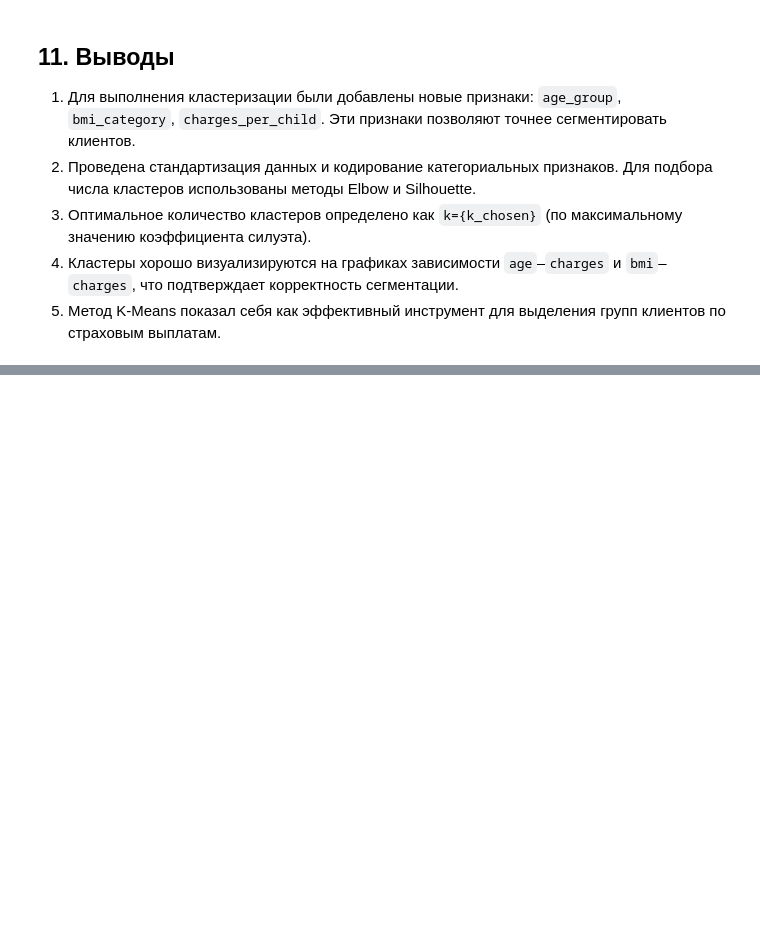
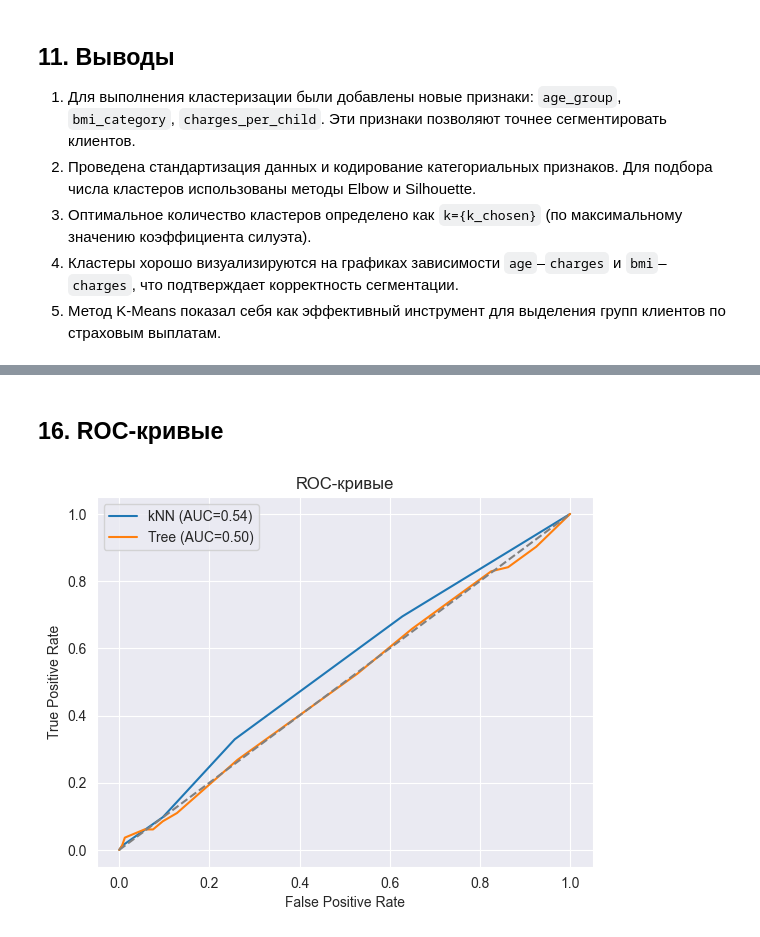
Before and after one commit to norr1k/University, a Jupyter notebook: MachLearn/3, 3376, Константинов Родион.ipynb, the cells around one changed output, grey strips where cells are left out. Drawn from its saved outputs; the diff is of its cells as text; code cells hidden in the pictures; blank space fills up the shorter version.

```diff
--- a/MachLearn/Lab1_2/2, 3376, Константинов Родион.ipynb
+++ b/MachLearn/3, 3376, Константинов Родион.ipynb
@@ -413,0 +354,5 @@ cluster_summary
+# %%
+from sklearn.neighbors import KNeighborsClassifier
+knn = KNeighborsClassifier(n_neighbors=5)
+knn.fit(X_train, y_train)
+y_pred_knn = knn.predict(X_test)
@@ -413,0 +361,5 @@ cluster_summary
+# %%
+from sklearn.tree import DecisionTreeClassifier
+clf_tree = DecisionTreeClassifier(max_depth=5, random_state=42)
+clf_tree.fit(X_train, y_train)
+y_pred_tree = clf_tree.predict(X_test)
@@ -413,0 +400,24 @@ cluster_summary
+# %% [markdown]
+## 16. ROC-кривые
+# %%
+knn_probs = knn.predict_proba(X_test)[:,1]
+fpr_knn, tpr_knn, _ = roc_curve(y_test, knn_probs)
+roc_knn = auc(fpr_knn, tpr_knn)
+plt.plot(fpr_knn, tpr_knn, label=f'kNN (AUC={roc_knn:.2f})')
+
+
+# Decision Tree
+tree_probs = clf_tree.predict_proba(X_test)[:,1]
+fpr_tree, tpr_tree, _ = roc_curve(y_test, tree_probs)
+roc_tree = auc(fpr_tree, tpr_tree)
+plt.plot(fpr_tree, tpr_tree, label=f'Tree (AUC={roc_tree:.2f})')
+
+
+plt.plot([0,1],[0,1],'--',color='gray')
+plt.xlabel('False Positive Rate')
+plt.ylabel('True Positive Rate')
+plt.title('ROC-кривые')
+plt.legend()
+plt.show()
+# %% [output]
+[figure, added]
```
Also changed, not shown: parts of 9 cells of this notebook, 1 other file.
